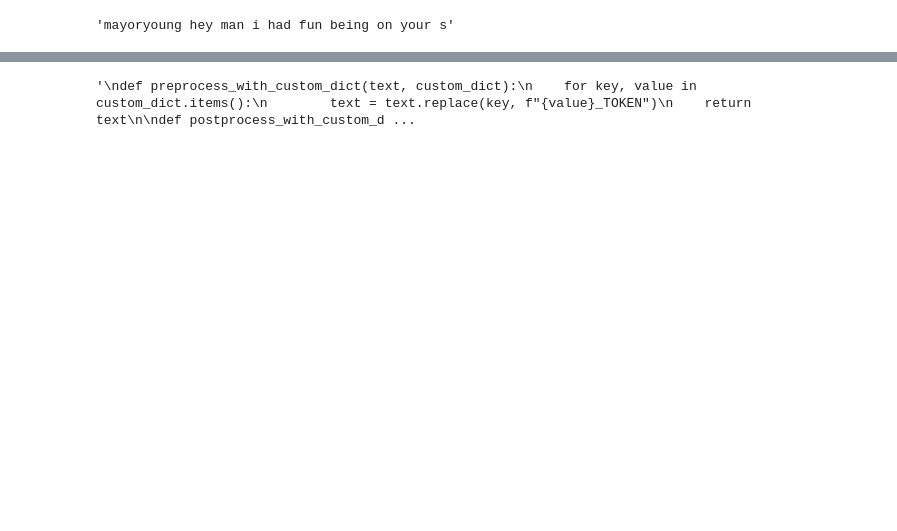
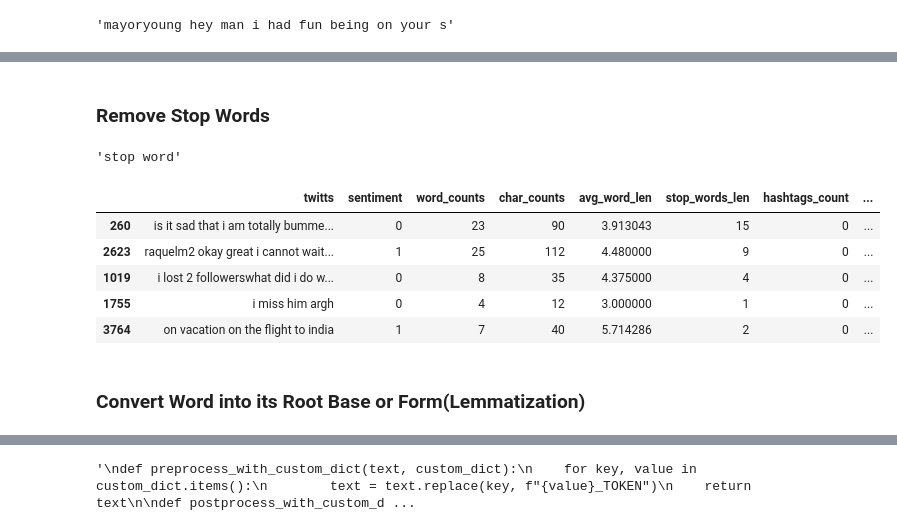
Before and after one commit to luch91/NLP-Text-Cleaning-and-Processing, a Jupyter notebook: cleaning_preproc.ipynb, the cells around one changed output, grey strips where cells are left out. Cells and saved outputs as stored; diff of their text form; code cells hidden in the pictures; blank space fills up the shorter version.

```diff
--- a/cleaning_preproc.ipynb
+++ b/cleaning_preproc.ipynb
@@ -575,0 +621,4 @@ df['twitts'] = df['twitts'].apply(lambda x : re.sub(r'[^\w ]+', '',x))
+# %%
+def remove_accented_char(x):
+    x = unicodedata.normalize('NFKD', x).encode('ascii', 'ignore').decode('utf-8', 'ignore')
+    return x
@@ -575,0 +629,23 @@ df['twitts'] = df['twitts'].apply(lambda x : re.sub(r'[^\w ]+', '',x))
+# %%
+df['twitts'] = df['twitts'].apply(lambda x: remove_accented_char(x) )
+# %% [markdown]
+### Remove Stop Words
+# %%
+x = 'this is a stop word'
+# %%
+' '.join([t for t in x.split() if t not in stopwords])
+# %% [output]
+'stop word'
+# %%
+df['twitts_no_stop'] = df['twitts'].apply(lambda x : ' '.join([t for t in x.split() if t not in stopwords]))
+# %%
+df.sample(5)
+# %% [output]
+|  | twitts | sentiment | word_counts | char_counts | avg_word_len | stop_words_len | hashtags_count | ... |
+| 260 | is it sad that i am totally bumme... | 0 | 23 | 90 | 3.913043 | 15 | 0 | ... |
+| 2623 | raquelm2 okay great i cannot wait... | 1 | 25 | 112 | 4.480000 | 9 | 0 | ... |
+| 1019 | i lost 2 followerswhat did i do w... | 0 | 8 | 35 | 4.375000 | 4 | 0 | ... |
+| 1755 | i miss him argh | 0 | 4 | 12 | 3.000000 | 1 | 0 | ... |
+| 3764 | on vacation on the flight to india | 1 | 7 | 40 | 5.714286 | 2 | 0 | ... |
+# %% [markdown]
+### Convert Word into its Root Base or Form(Lemmatization)
```
Also changed, not shown: parts of 54 cells of this notebook.
